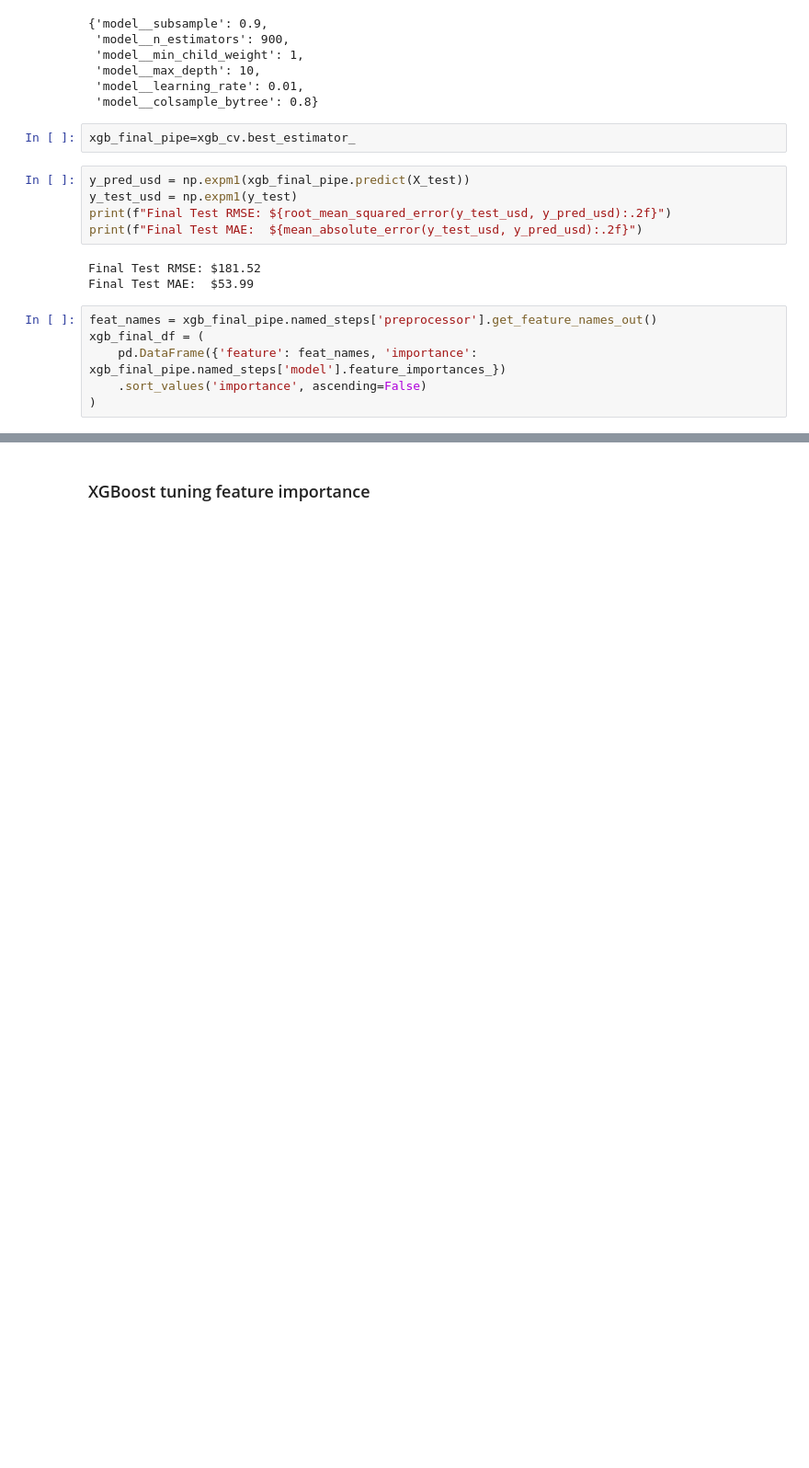
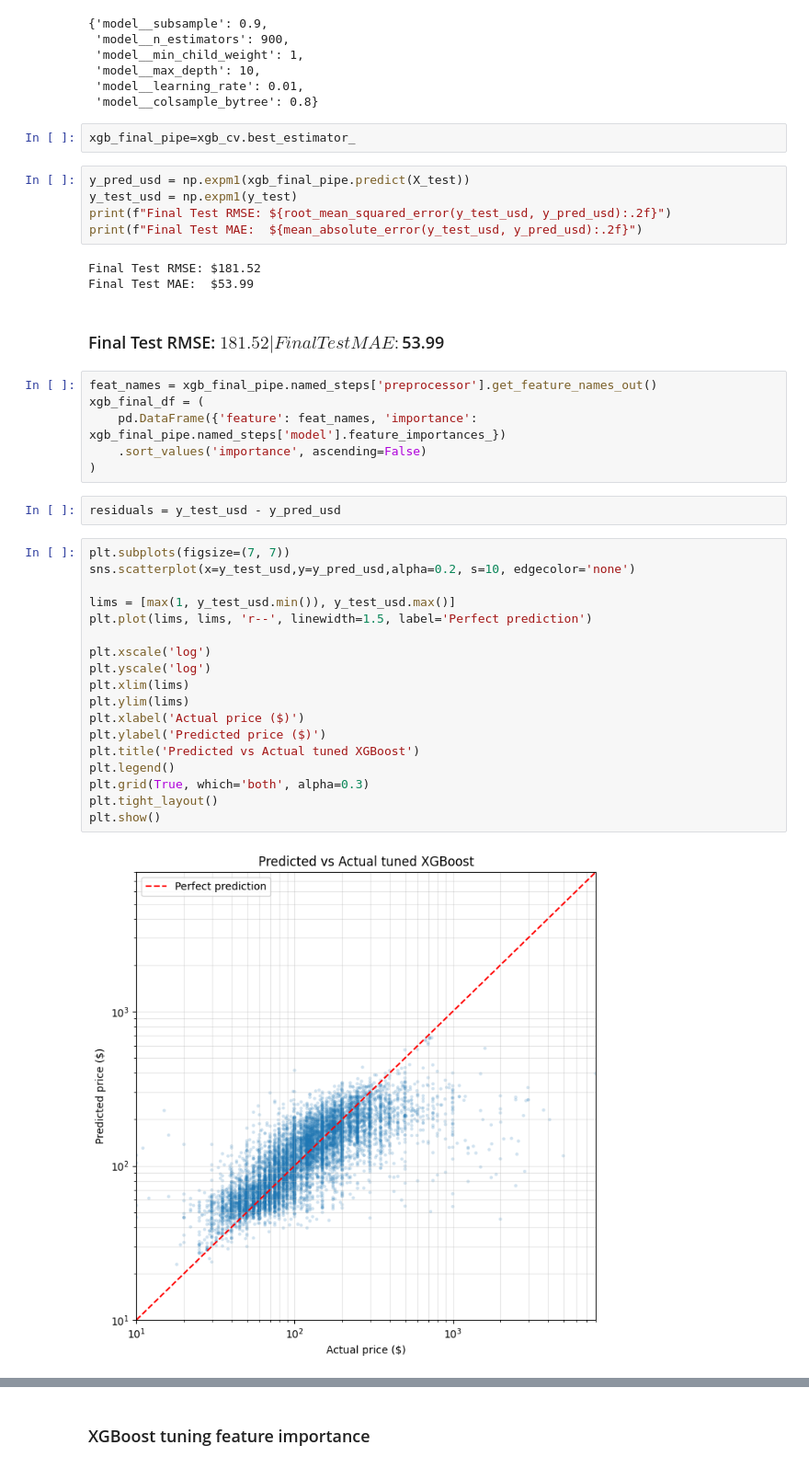
Before and after one commit to Handras18/New-York-City-Airbnb, a Jupyter notebook: 04_modeling.ipynb, the cells around one changed output, grey strips where cells are left out. Shown at 92% size. Drawn from its saved outputs; the diff is of its cells as text; blank space fills up the shorter version.

Commit message:
Update/add new  plots

```diff
--- a/04_modeling.ipynb
+++ b/04_modeling.ipynb
@@ -316,9 +316,33 @@ print(f"Final Test MAE:  ${mean_absolute_error(y_test_usd, y_pred_usd):.2f}")
 # %% [output]
 Final Test RMSE: $181.52
 Final Test MAE:  $53.99
+# %% [markdown]
+### Final Test RMSE: $181.52 | Final Test MAE:  $53.99
 # %%
 feat_names = xgb_final_pipe.named_steps['preprocessor'].get_feature_names_out()
 xgb_final_df = (
     pd.DataFrame({'feature': feat_names, 'importance': xgb_final_pipe.named_steps['model'].feature_importances_})
     .sort_values('importance', ascending=False)
 )
+# %%
+residuals = y_test_usd - y_pred_usd
+# %%
+plt.subplots(figsize=(7, 7))
+sns.scatterplot(x=y_test_usd,y=y_pred_usd,alpha=0.2, s=10, edgecolor='none')
+
+lims = [max(1, y_test_usd.min()), y_test_usd.max()]
+plt.plot(lims, lims, 'r--', linewidth=1.5, label='Perfect prediction')
+
+plt.xscale('log')
+plt.yscale('log')
+plt.xlim(lims)
+plt.ylim(lims)
+plt.xlabel('Actual price ($)')
+plt.ylabel('Predicted price ($)')
+plt.title('Predicted vs Actual tuned XGBoost')
+plt.legend()
+plt.grid(True, which='both', alpha=0.3)
+plt.tight_layout()
+plt.show()
+# %% [output]
+[figure, added]
```
Also changed, not shown: parts of 6 cells of this notebook.
